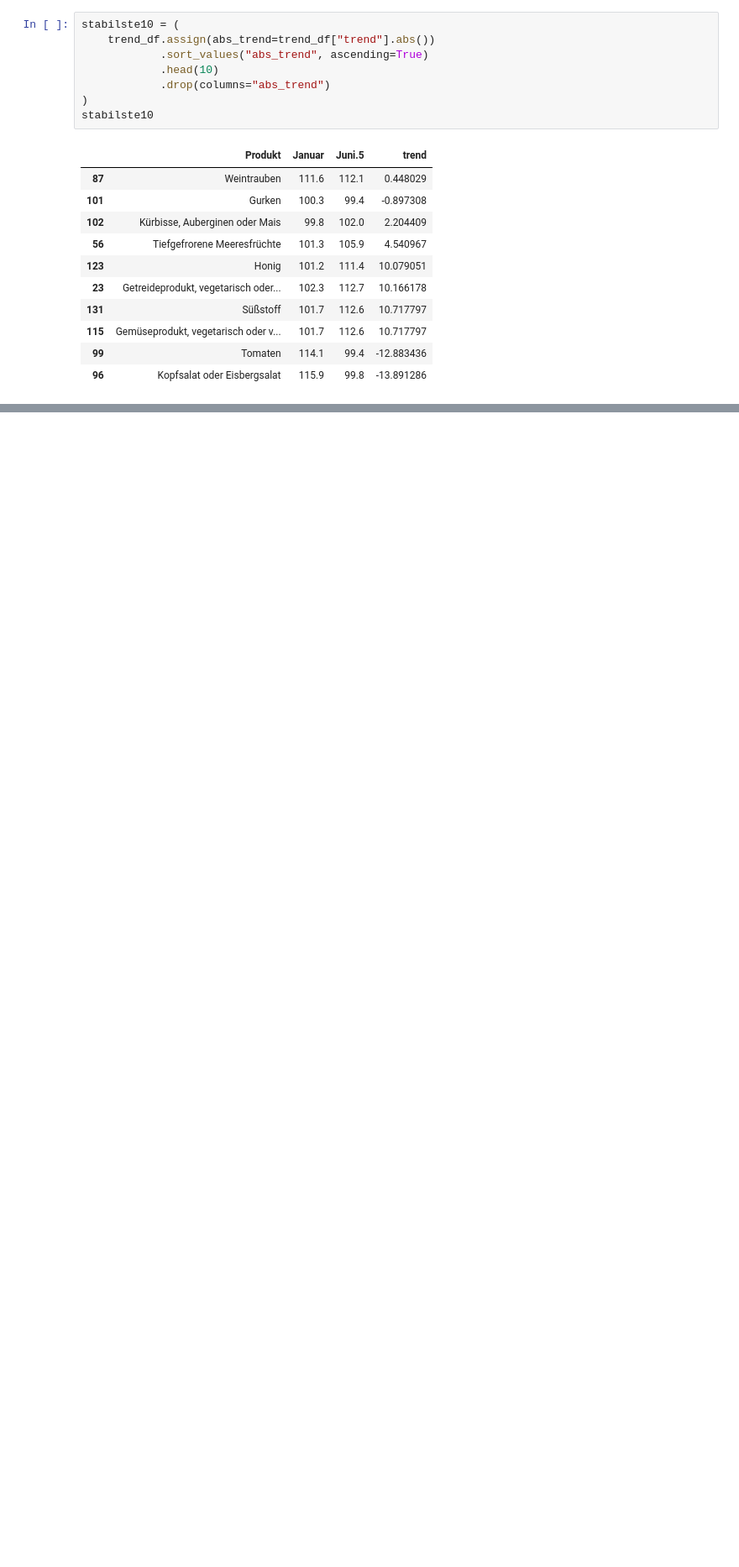
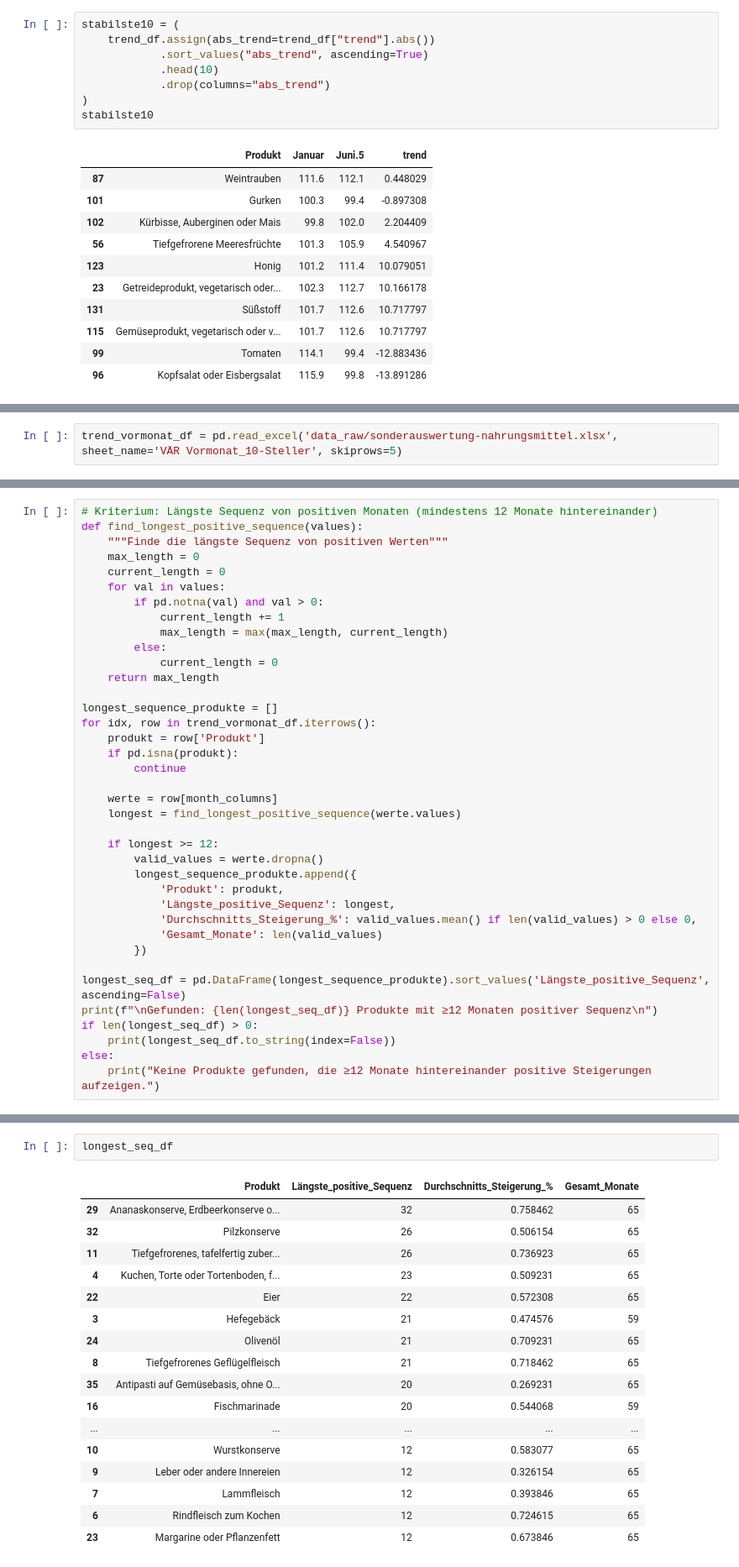
Before and after one commit to radtkedominique/WDS24A_Sem4_Nakou, a Jupyter notebook: EDA.ipynb, the cells around one changed output, grey strips where cells are left out. Shown at 84% size. Cells and saved outputs as stored; diff of their text form; blank space fills up the shorter version.

Commit message:
EDA - deep dive Trendanalysis: Produkte mit dauerhafter Steigerung

```diff
--- a/EDA.ipynb
+++ b/EDA.ipynb
@@ -230,0 +242,2 @@ stabilste10
+# %%
+trend_vormonat_df = pd.read_excel('data_raw/sonderauswertung-nahrungsmittel.xlsx', sheet_name='VÄR Vormonat_10-Steller', skiprows=5)
@@ -230,0 +319,38 @@ stabilste10
+# %%
+# Kriterium: Längste Sequenz von positiven Monaten (mindestens 12 Monate hintereinander)
+def find_longest_positive_sequence(values):
+    """Finde die längste Sequenz von positiven Werten"""
+    max_length = 0
+    current_length = 0
+    for val in values:
+        if pd.notna(val) and val > 0:
+            current_length += 1
+            max_length = max(max_length, current_length)
+        else:
+            current_length = 0
+    return max_length
+
+longest_sequence_produkte = []
+for idx, row in trend_vormonat_df.iterrows():
+    produkt = row['Produkt']
+    if pd.isna(produkt):
+        continue
+
+    werte = row[month_columns]
+    longest = find_longest_positive_sequence(werte.values)
+
+    if longest >= 12:
+        valid_values = werte.dropna()
+        longest_sequence_produkte.append({
+            'Produkt': produkt,
+            'Längste_positive_Sequenz': longest,
+            'Durchschnitts_Steigerung_%': valid_values.mean() if len(valid_values) > 0 else 0,
+            'Gesamt_Monate': len(valid_values)
+        })
+
+longest_seq_df = pd.DataFrame(longest_sequence_produkte).sort_values('Längste_positive_Sequenz', ascending=False)
+print(f"\nGefunden: {len(longest_seq_df)} Produkte mit ≥12 Monaten positiver Sequenz\n")
+if len(longest_seq_df) > 0:
+    print(longest_seq_df.to_string(index=False))
+else:
+    print("Keine Produkte gefunden, die ≥12 Monate hintereinander positive Steigerungen aufzeigen.")
@@ -230,0 +375,20 @@ stabilste10
+# %%
+longest_seq_df
+# %% [output]
+|  | Produkt | Längste_positive_Sequenz | Durchschnitts_Steigerung_% | Gesamt_Monate |
+| 29 | Ananaskonserve, Erdbeerkonserve o... | 32 | 0.758462 | 65 |
+| 32 | Pilzkonserve | 26 | 0.506154 | 65 |
+| 11 | Tiefgefrorenes, tafelfertig zuber... | 26 | 0.736923 | 65 |
+| 4 | Kuchen, Torte oder Tortenboden, f... | 23 | 0.509231 | 65 |
+| 22 | Eier | 22 | 0.572308 | 65 |
+| 3 | Hefegebäck | 21 | 0.474576 | 59 |
+| 24 | Olivenöl | 21 | 0.709231 | 65 |
+| 8 | Tiefgefrorenes Geflügelfleisch | 21 | 0.718462 | 65 |
+| 35 | Antipasti auf Gemüsebasis, ohne O... | 20 | 0.269231 | 65 |
+| 16 | Fischmarinade | 20 | 0.544068 | 59 |
+| ... | ... | ... | ... | ... |
+| 10 | Wurstkonserve | 12 | 0.583077 | 65 |
+| 9 | Leber oder andere Innereien | 12 | 0.326154 | 65 |
+| 7 | Lammfleisch | 12 | 0.393846 | 65 |
+| 6 | Rindfleisch zum Kochen | 12 | 0.724615 | 65 |
+| 23 | Margarine oder Pflanzenfett | 12 | 0.673846 | 65 |
```
Also changed, not shown: parts of 8 cells of this notebook.
